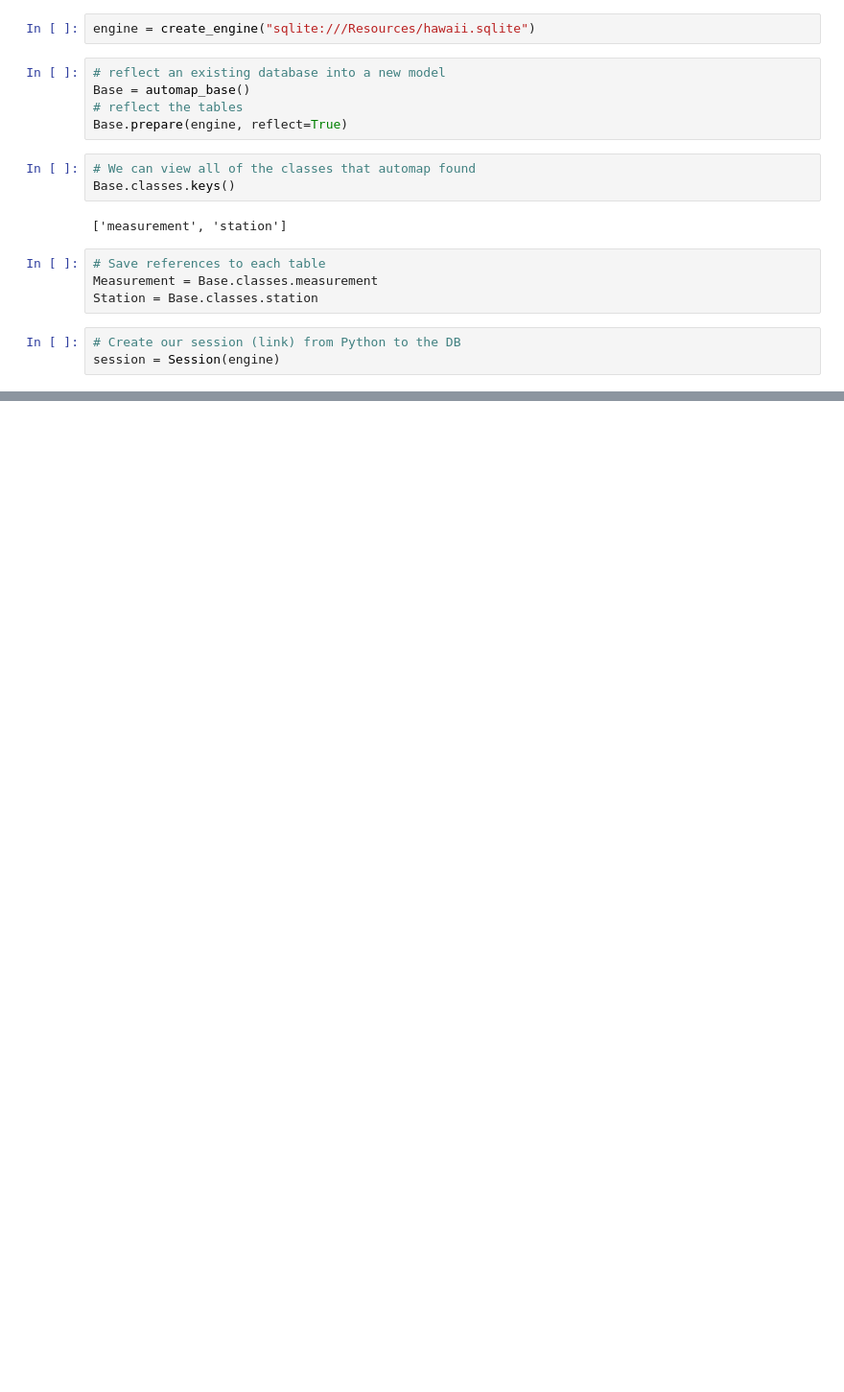
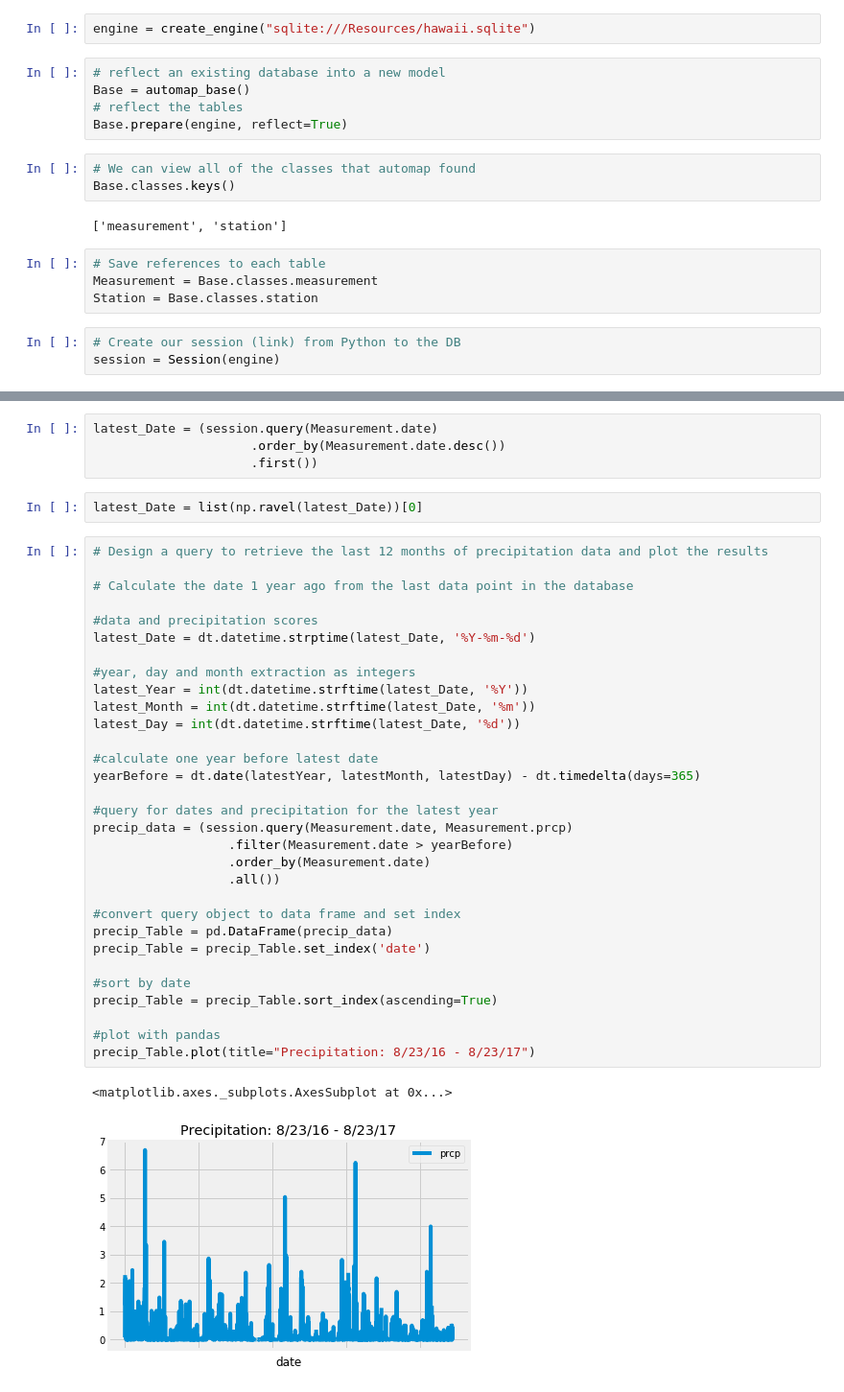
Before and after one commit to shawnmayekar/Surfs-Up_SQLALCHEMY, a Jupyter notebook: climate_starter.ipynb, the cells around one changed output, grey strips where cells are left out. Shown at 96% size. Drawn from its saved outputs; the diff is of its cells as text; blank space fills up the shorter version.

```diff
--- a/climate_starter.ipynb
+++ b/climate_starter.ipynb
@@ -57,0 +38,40 @@ session = Session(engine)
+# %%
+latest_Date = (session.query(Measurement.date)
+                     .order_by(Measurement.date.desc())
+                     .first())
+# %%
+latest_Date = list(np.ravel(latest_Date))[0]
+# %%
+# Design a query to retrieve the last 12 months of precipitation data and plot the results
+
+# Calculate the date 1 year ago from the last data point in the database
+
+#data and precipitation scores
+latest_Date = dt.datetime.strptime(latest_Date, '%Y-%m-%d')
+
+#year, day and month extraction as integers
+latest_Year = int(dt.datetime.strftime(latest_Date, '%Y'))
+latest_Month = int(dt.datetime.strftime(latest_Date, '%m'))
+latest_Day = int(dt.datetime.strftime(latest_Date, '%d'))
+
+#calculate one year before latest date
+yearBefore = dt.date(latestYear, latestMonth, latestDay) - dt.timedelta(days=365)
+
+#query for dates and precipitation for the latest year
+precip_data = (session.query(Measurement.date, Measurement.prcp)
+                  .filter(Measurement.date > yearBefore)
+                  .order_by(Measurement.date)
+                  .all())
+
+#convert query object to data frame and set index
+precip_Table = pd.DataFrame(precip_data)
+precip_Table = precip_Table.set_index('date')
+
+#sort by date
+precip_Table = precip_Table.sort_index(ascending=True)
+
+#plot with pandas
+precip_Table.plot(title="Precipitation: 8/23/16 - 8/23/17")
+# %% [output]
+<matplotlib.axes._subplots.AxesSubplot at 0x...>
+[figure, added]
```
Also changed, not shown: parts of 26 cells of this notebook.
